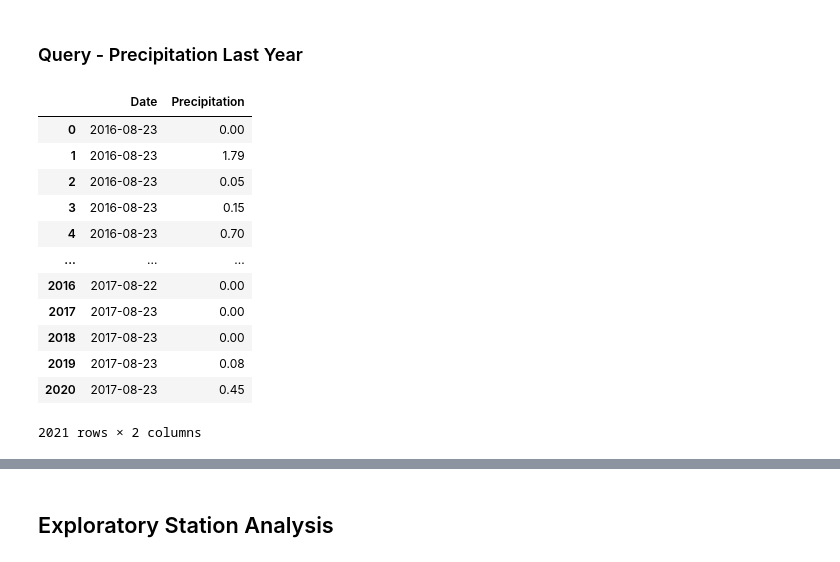
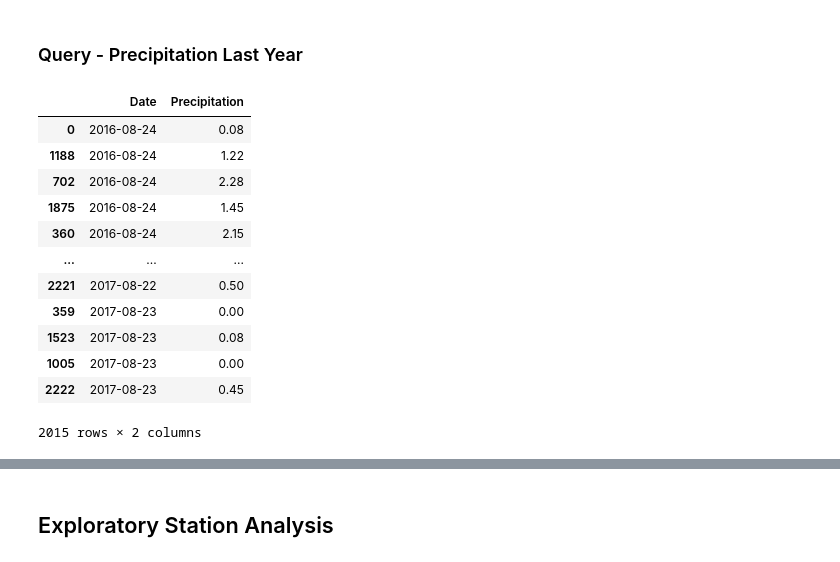
Before and after one commit to Neelka96/sqlalchemy-challenge, a Jupyter notebook: SurfsUp/climate_analysis.ipynb, the cells around one changed output, grey strips where cells are left out. Cells and saved outputs as stored; diff of their text form; code cells hidden in the pictures.

```diff
--- a/SurfsUp/climate_analysis.ipynb
+++ b/SurfsUp/climate_analysis.ipynb
@@ -27,10 +28,6 @@ import datetime as dt
 ## Reflect Tables into SQLAlchemy ORM
 # %%
 # Create engine to hawaii.sqlite
-engine = create_engine('sqlite:///Resources/hawaii.sqlite')
-
-# Connection Context Manager (For testing)
-# with engine.connect() as conn:
-#     pass
+engine = core.create_engine('sqlite:///Resources/hawaii.sqlite')
 # %%
 # Creating an Inspector to help
@@ -82,12 +79,17 @@ Station = Base.classes.station
 # %% [markdown]
 ### Session Creation
 # %%
-# Create our session (link) from Python to the DB
-session = Session(engine)
+# Create our session config (link) from Python to the DB
+Session = orm.sessionmaker(bind = engine)
 # %% [markdown]
 ## Exploratory Precipitation Analysis
 # %%
 # Find the most recent date in the data set.
-first_date = session.query(func.max(Measurement.date)).scalar()
-first_date
+with Session() as session:
+    first_date = session.query(
+        core.func.max(Measurement.date)
+        ).scalar()
+
+first_date = dt.datetime.strptime(first_date, '%Y-%m-%d')
+print(first_date)
 # %% [output]
@@ -114,38 +117,30 @@ filter(Measurement.date >= last_date).all()
 # %%
 # Save the query results as a Pandas DataFrame. Explicitly set the column names
-measure_lastYear_df = pd.DataFrame(data)
-measure_lastYear_df = measure_lastYear_df.rename(
-    columns = {
-        'id': 'ID',
-        'station': 'Station',
-        'date': 'Date',
-        'prcp': 'Precipitation',
-        'tobs': 'Temperature at Time of Observation'
-    }
-)
+prcp_df = pd.DataFrame(data
+    ).rename(
+        columns = {
+            'date': 'Date'
+            ,'prcp': 'Precipitation'
+        }
+    ).dropna(how = 'any')
+
+prcp_df['Date'] = pd.to_datetime(prcp_df['Date'])
 
 # Sort the dataframe by date
-measure_lastYear_df = measure_lastYear_df.sort_values('Date'
-).dropna(how = 'any').reset_index(drop = True)
-rain_lastYear = measure_lastYear_df[
-    [
-        'Date',
-        'Precipitation'
-    ]
-].copy()
+prcp_df = prcp_df.sort_values('Date').copy()
 
-rain_lastYear
+prcp_df
 # %% [output]
 |  | Date | Precipitation |
-| 0 | 2016-08-23 | 0.00 |
-| 1 | 2016-08-23 | 1.79 |
-| 2 | 2016-08-23 | 0.05 |
-| 3 | 2016-08-23 | 0.15 |
-| 4 | 2016-08-23 | 0.70 |
+| 0 | 2016-08-24 | 0.08 |
+| 1188 | 2016-08-24 | 1.22 |
+| 702 | 2016-08-24 | 2.28 |
+| 1875 | 2016-08-24 | 1.45 |
+| 360 | 2016-08-24 | 2.15 |
 | ... | ... | ... |
-| 2016 | 2017-08-22 | 0.00 |
-| 2017 | 2017-08-23 | 0.00 |
-| 2018 | 2017-08-23 | 0.00 |
-| 2019 | 2017-08-23 | 0.08 |
-| 2020 | 2017-08-23 | 0.45 |
+| 2221 | 2017-08-22 | 0.50 |
+| 359 | 2017-08-23 | 0.00 |
+| 1523 | 2017-08-23 | 0.08 |
+| 1005 | 2017-08-23 | 0.00 |
+| 2222 | 2017-08-23 | 0.45 |
-2021 rows × 2 columns
+2015 rows × 2 columns
```
Also changed, not shown: parts of 10 cells of this notebook.
